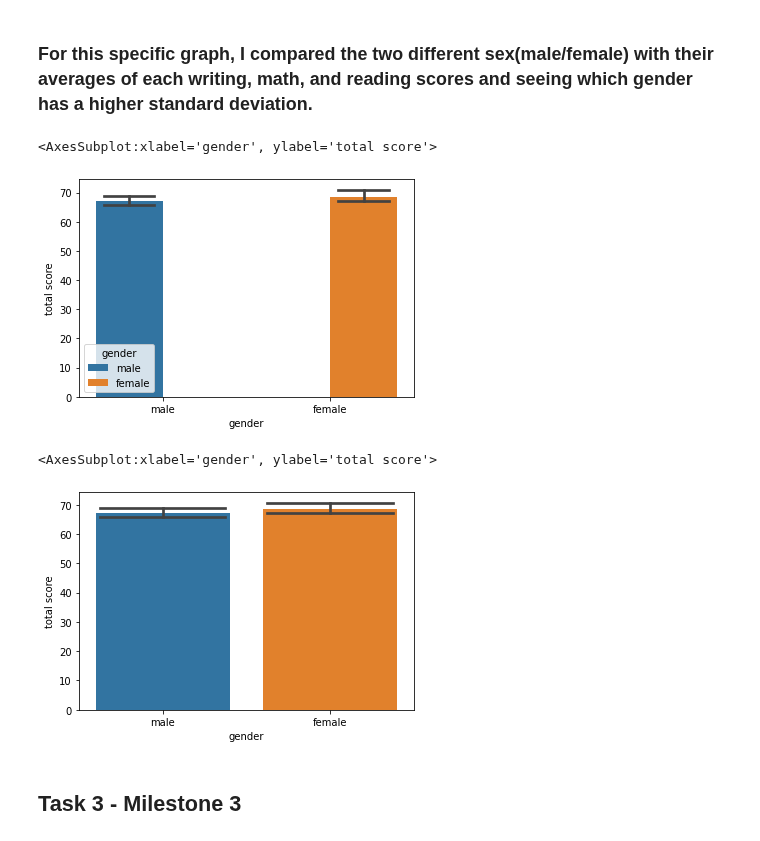
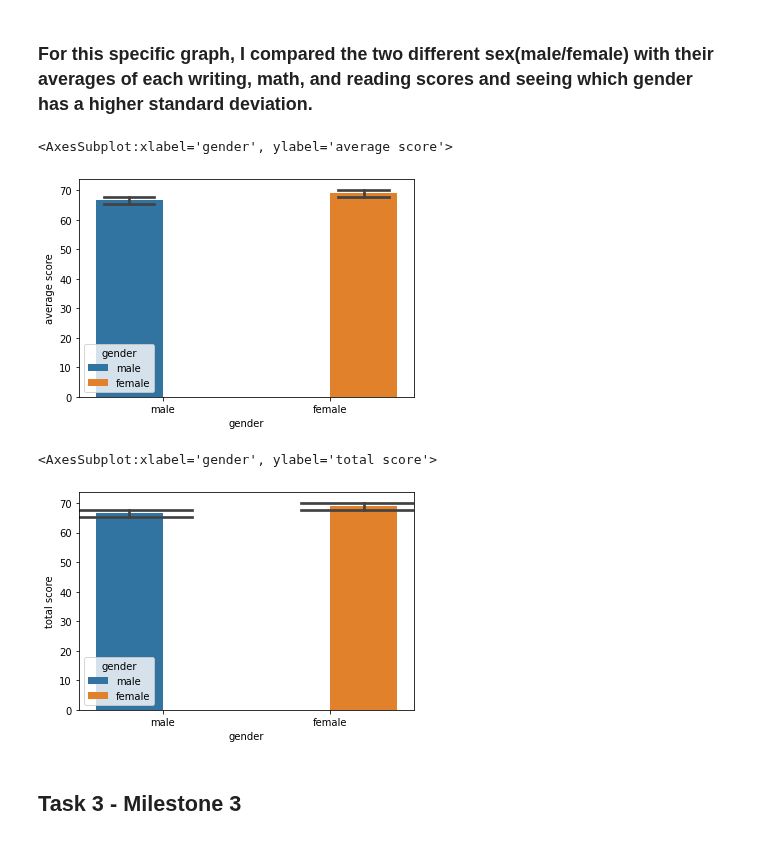
Before and after one commit to ubco-W2022T1-cosc301/project-group01, a Jupyter notebook: notebooks/analysis2.ipynb, the cells around one changed output. Cells and saved outputs as stored; diff of their text form; code cells hidden in the pictures.

```diff
--- a/notebooks/analysis2.ipynb
+++ b/notebooks/analysis2.ipynb
@@ -142,24 +142,24 @@ import numpy as np
 import pandas as pd
 import seaborn as sns
 d = pd.read_csv('../data/raw/exams.csv')
-d['total score']=(d['reading score']+d['math score']+d['writing score'])/3
-sns.barplot(x='gender',y='total score', data=d, hue='gender',estimator=np.median, capsize =0.3)
+d['average score']=(d['reading score']+d['math score']+d['writing score'])/3
+sns.barplot(x='gender',y='average score', data=d, hue='gender', capsize =0.3)
 # %% [output]
-<AxesSubplot:xlabel='gender', ylabel='total score'>
+<AxesSubplot:xlabel='gender', ylabel='average score'>
-[figure, old version]
+[figure, new version]
 # %%
 import numpy as np
 import pandas as pd
 import seaborn as sns
 import matplotlib.pyplot as plt
 
 d = pd.read_csv('../data/raw/exams.csv')
 d['total score']=(d['reading score']+d['math score']+d['writing score'])/3
 
-sns.barplot(x='gender',y='total score', data=d, estimator=np.median, capsize =0.75)
+sns.barplot(x='gender',y='total score', data=d, hue='gender', capsize =0.75)
 # %% [output]
 <AxesSubplot:xlabel='gender', ylabel='total score'>
-[figure, old version]
+[figure, new version]
 # %% [markdown]
 ## Task 3 - Milestone 3
 # %%
```
Also changed, not shown: parts of 3 cells of this notebook, 3 other files.
